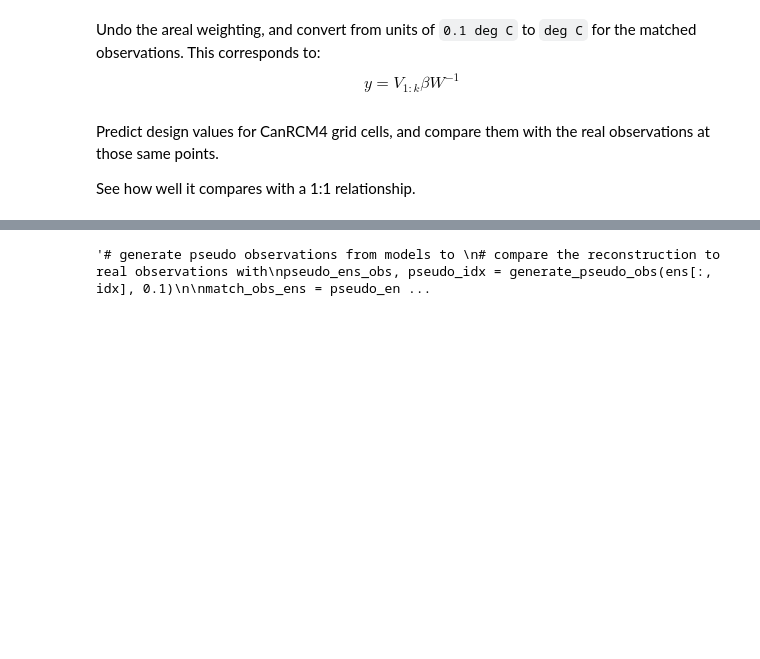
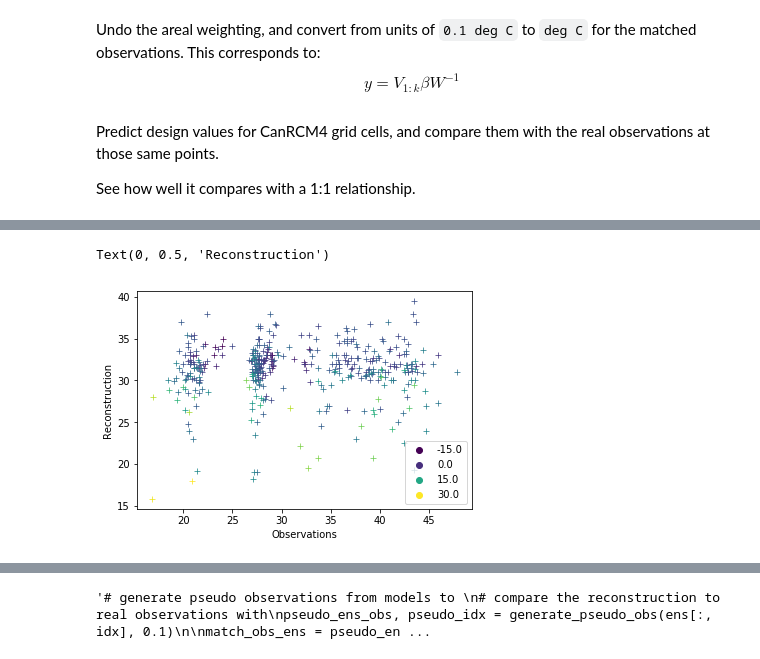
Before and after one commit to pacificclimate/climpyrical, a Jupyter notebook: notebooks/demo.ipynb, the cells around one changed output, grey strips where cells are left out. Cells and saved outputs as stored; diff of their text form; code cells hidden in the pictures; blank space fills up the shorter version.

```diff
--- a/notebooks/demo.ipynb
+++ b/notebooks/demo.ipynb
@@ -227,0 +224,15 @@ array([ 0.8559562 , 66.65030451])
+# %%
+#ax = sns.jointplot(ens[0, match_ens_obs_idx], np.array(ndf), kind='reg', color='green', marker='+',scatter_kws={"s": 0.01})
+sns.scatterplot(ens[30, match_ens_obs_idx],
+                0.1*np.array(ndf),
+                hue=rlat_ens[match_ens_obs_idx],
+                palette="viridis",
+                marker='+'
+)
+#sns.lineplot(np.array(ndf), np.array(ndf),
+#             color='r')
+plt.xlabel('Observations')
+plt.ylabel('Reconstruction')
+# %% [output]
+Text(0, 0.5, 'Reconstruction')
+[figure, added]
```
Also changed, not shown: parts of 15 cells of this notebook.
